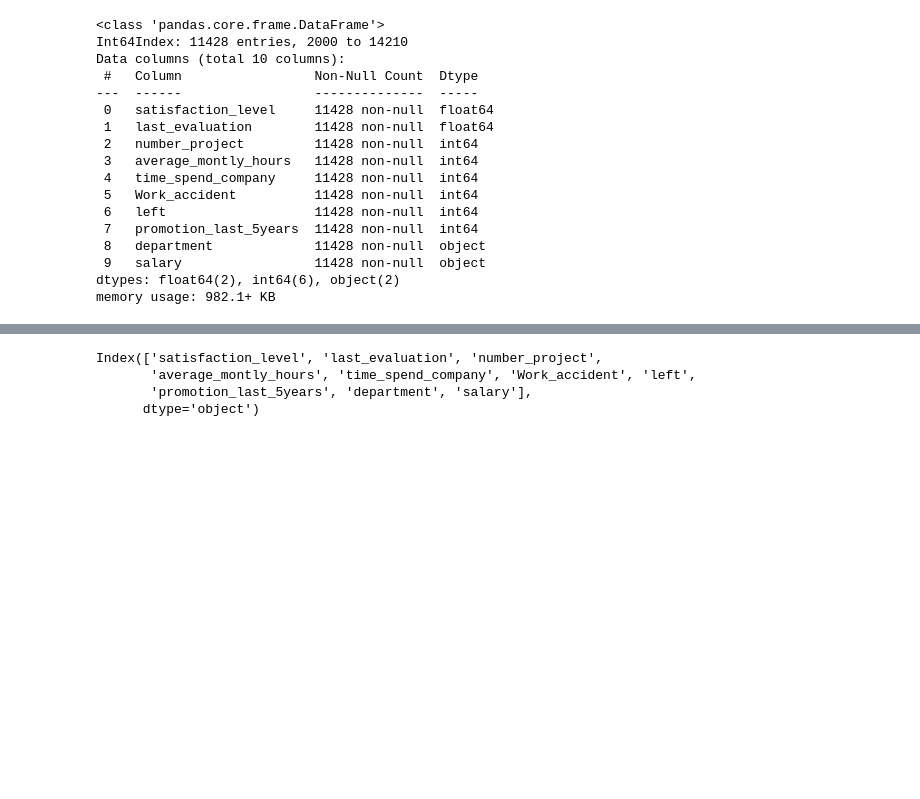
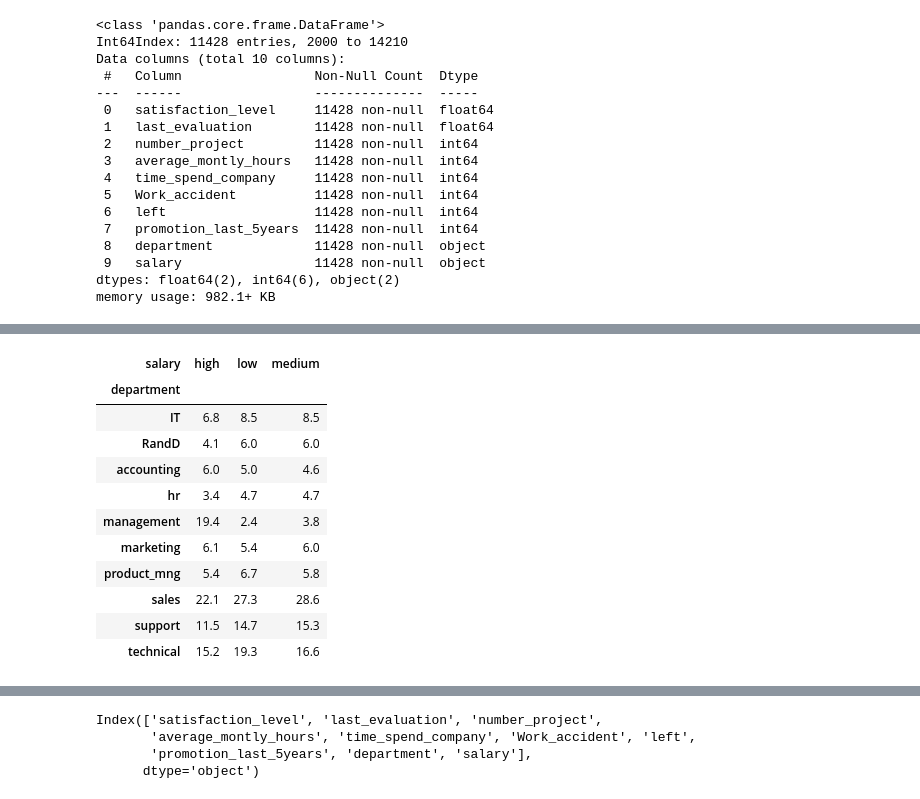
Before and after one commit to Kira1908/homework, a Jupyter notebook: FINAL_HW.ipynb, the cells around one changed output, grey strips where cells are left out. Saved outputs shown, nothing was run; the diff lists cells and outputs as text; code cells hidden in the pictures; blank space fills up the shorter version.

```diff
--- a/FINAL_HW.ipynb
+++ b/FINAL_HW.ipynb
@@ -200,0 +271,15 @@ memory usage: 982.1+ KB
+# %%
+hr100.groupby(['department']).sum().transform(lambda x: x/np.sum(x)*100).round(1)
+# %% [output]
+| salary | high | low | medium |
+| department |  |  |  |
+| IT | 6.8 | 8.5 | 8.5 |
+| RandD | 4.1 | 6.0 | 6.0 |
+| accounting | 6.0 | 5.0 | 4.6 |
+| hr | 3.4 | 4.7 | 4.7 |
+| management | 19.4 | 2.4 | 3.8 |
+| marketing | 6.1 | 5.4 | 6.0 |
+| product_mng | 5.4 | 6.7 | 5.8 |
+| sales | 22.1 | 27.3 | 28.6 |
+| support | 11.5 | 14.7 | 15.3 |
+| technical | 15.2 | 19.3 | 16.6 |
```
Also changed, not shown: parts of 57 cells of this notebook.
